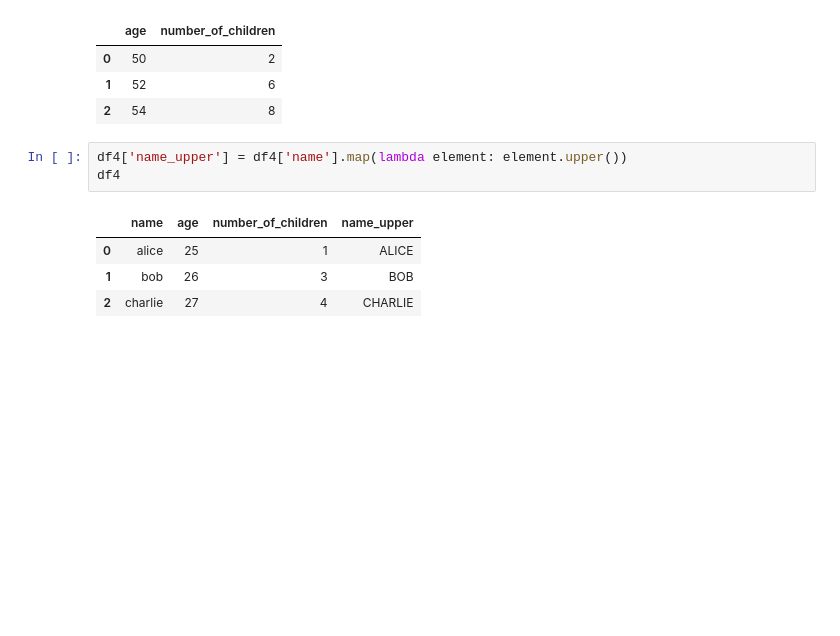
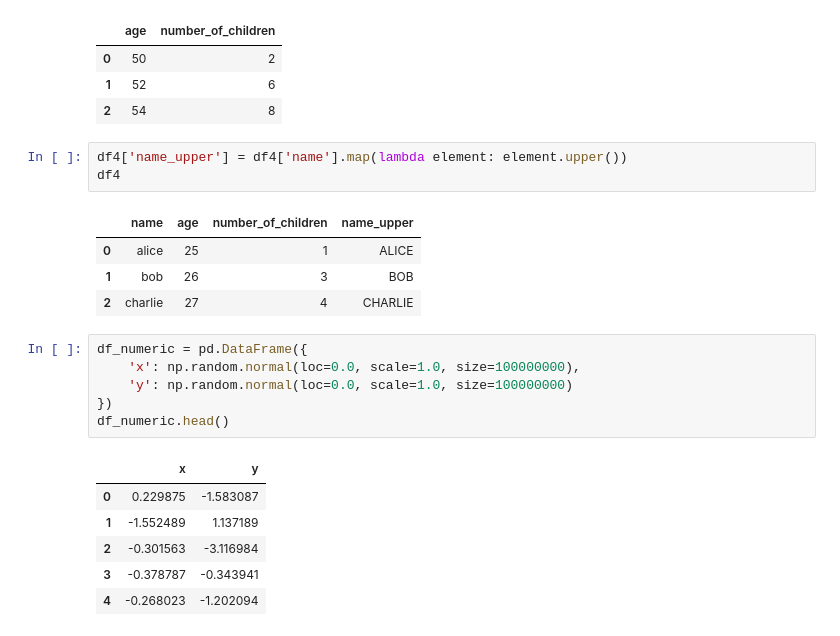
Before and after one commit to queirozfcom/python-sandbox, a Jupyter notebook: python3/notebooks/pandas-columns/main.ipynb, the cells around one changed output. Saved outputs shown, nothing was run; the diff lists cells and outputs as text; blank space fills up the shorter version.

```diff
--- a/python3/notebooks/pandas-columns/main.ipynb
+++ b/python3/notebooks/pandas-columns/main.ipynb
@@ -334,3 +339,16 @@ df4
 | 0 | alice | 25 | 1 | ALICE |
 | 1 | bob | 26 | 3 | BOB |
 | 2 | charlie | 27 | 4 | CHARLIE |
+# %%
+df_numeric = pd.DataFrame({
+    'x': np.random.normal(loc=0.0, scale=1.0, size=100000000),
+    'y': np.random.normal(loc=0.0, scale=1.0, size=100000000)
+})
+df_numeric.head()
+# %% [output]
+|  | x | y |
+| 0 | 0.229875 | -1.583087 |
+| 1 | -1.552489 | 1.137189 |
+| 2 | -0.301563 | -3.116984 |
+| 3 | -0.378787 | -0.343941 |
+| 4 | -0.268023 | -1.202094 |
```
Also changed, not shown: parts of 8 cells of this notebook, 2 other files.
